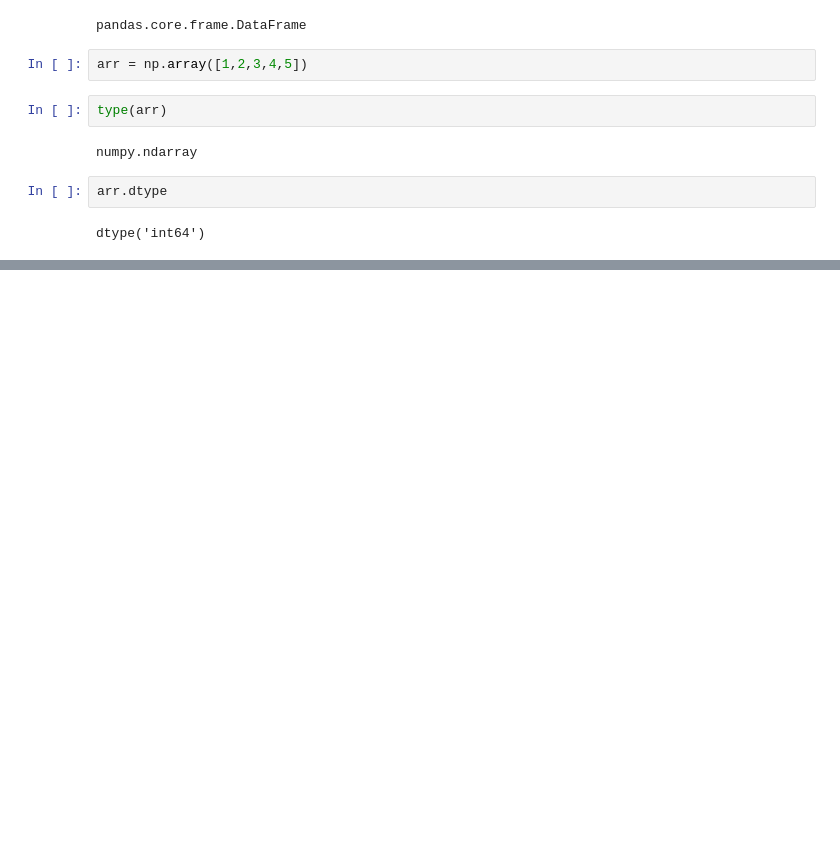
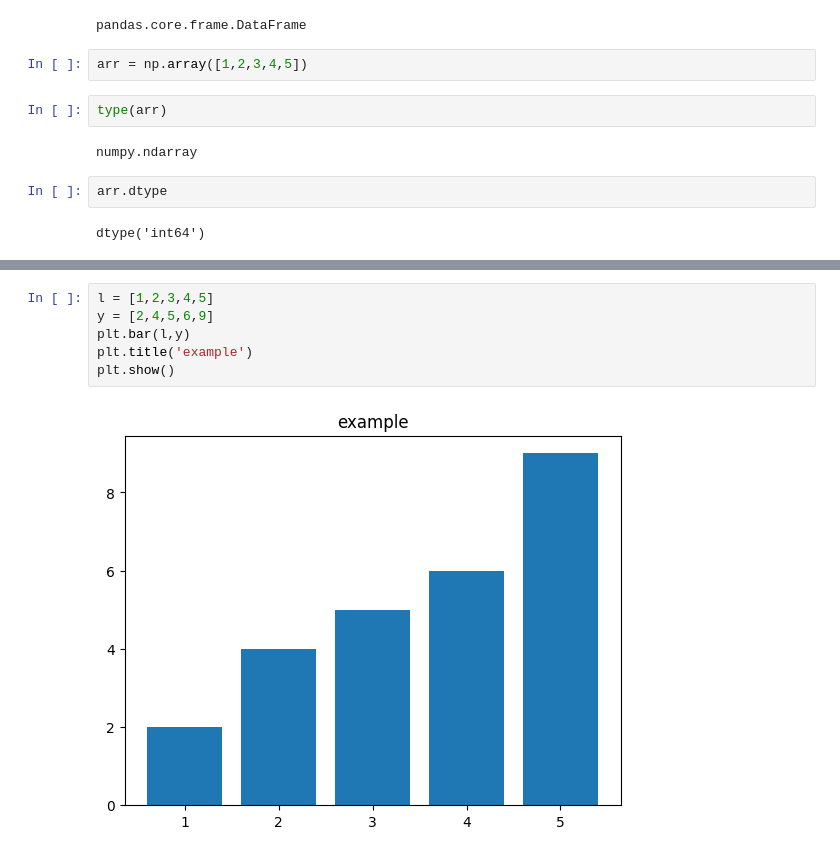
Before and after one commit to yuvrajtiwari1978/python-pandas, a Jupyter notebook: code.ipynb, the cells around one changed output, grey strips where cells are left out. Drawn from its saved outputs; the diff is of its cells as text; blank space fills up the shorter version.

```diff
--- a/code.ipynb
+++ b/code.ipynb
@@ -340,0 +569,8 @@ dtype('int64')
+# %%
+l = [1,2,3,4,5]
+y = [2,4,5,6,9]
+plt.bar(l,y)
+plt.title('example')
+plt.show()
+# %% [output]
+[figure, added]
```
Also changed, not shown: parts of 33 cells of this notebook, 12 other files.
